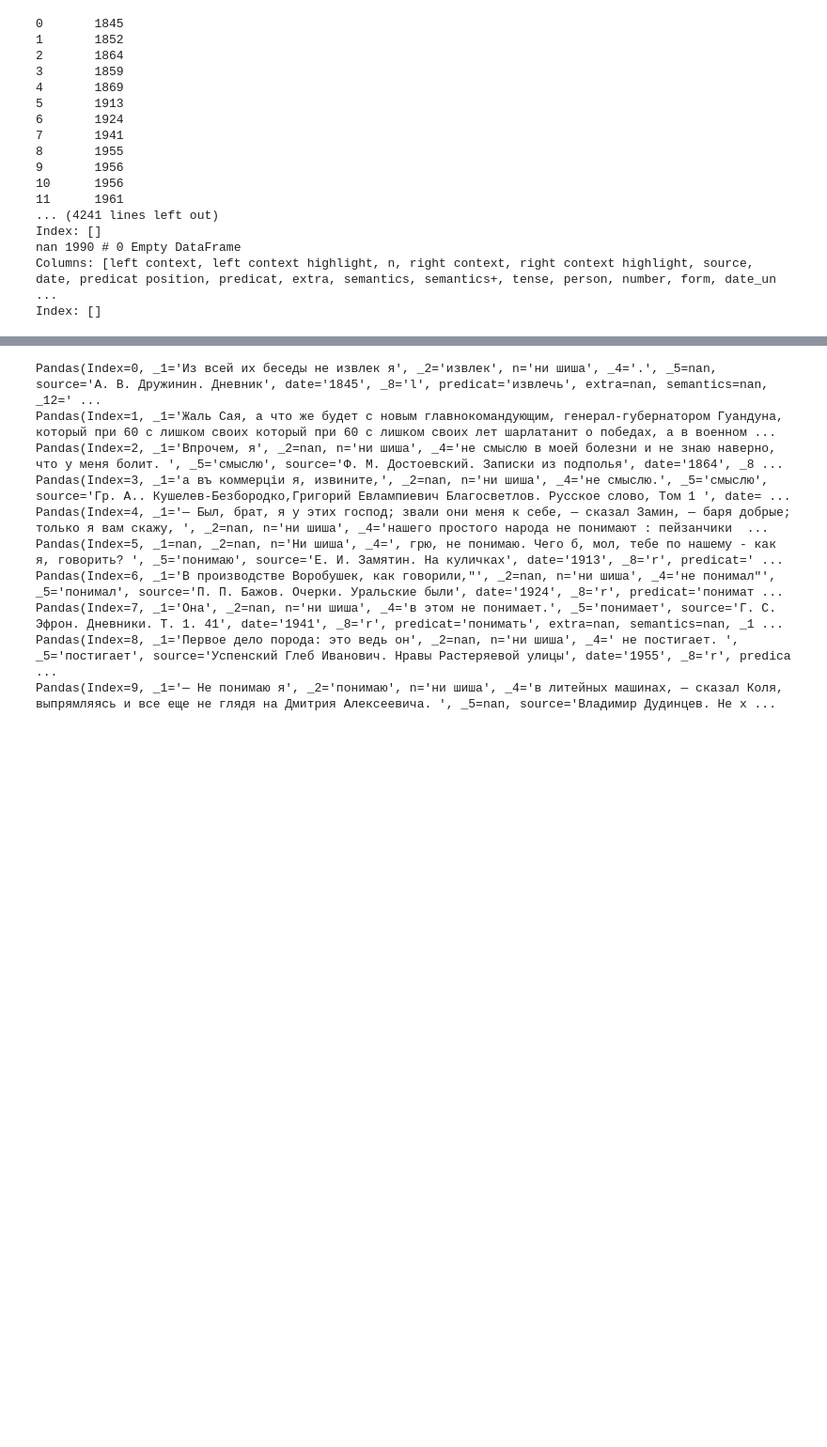
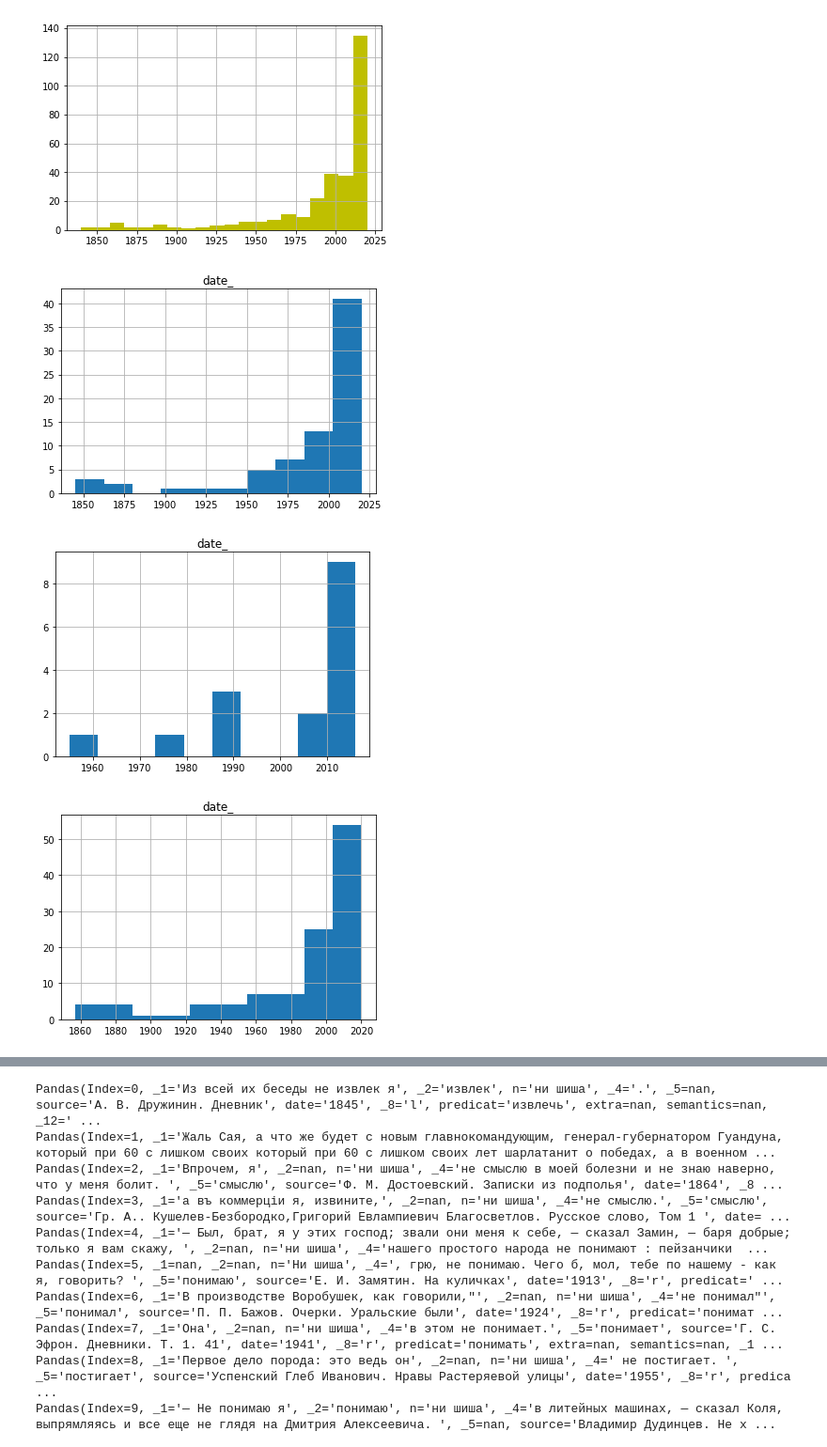
Before and after one commit to marchdown/schisch, a Jupyter notebook: schisch.ipynb, the cells around one changed output, grey strips where cells are left out. Shown: that part at 94% size. Saved outputs shown, nothing was run; the diff lists cells and outputs as text; code cells hidden in the pictures; blank space fills up the shorter version.

Commit message:
histograms

```diff
--- a/schisch.ipynb
+++ b/schisch.ipynb
@@ -32,48 +38,19 @@ print(d)
-# %%
-pandas.to_numeric(data['date'], errors='coerce', downcast='signed')
-#data['semantics+'].hist(by=data['date']) # нарисуй гистограмму на холсте
-print(data['date'])
-
-pandas.to_numeric(data['date'], errors='coerce')
-
-print(data['date'])
-plt.show() # покажи холст
-data.head() # покажи сводку содержимого датафрейма
-
-
-# what are we even trying to do here?
-# collect occurrences into buckets grouped by year
-# plot year-bucket vs number of occurrences of a given semantic type
-
-# first take on this does not have any buckets, but simply plots by year instead.
-# sooo.... pd.sort['date']
-
-## aah.. I want a picture. I want to plot examples-in-a-bin vs number-of-bin. for all data.
-## make a new column with values of date mapped onto a range(20)
-### problem 1: 'date' is not numerical
-### problem 2: I don't remember the syntax to bin things. pandas.cut, probably.
-semantic_types = data['semantics+'].unique()
-years = data['date'].unique()
-for t in semantic_types:
-#    occurrences = data[data['semantics+'] == t]
-    for y in years:
-        filtered_data = data[(data['semantics+']==t) & (data['date']==y)]
-        print(t, y, '#', len(filtered_data.index), filtered_data)
-# %% [output]
-0       1845
-1       1852
-2       1864
-3       1859
-4       1869
-5       1913
-6       1924
-7       1941
-8       1955
-9       1956
-10      1956
-11      1961
-... (4241 lines left out)
-Index: []
-nan 1990 # 0 Empty DataFrame
-Columns: [left context, left context highlight, n, right context, right context highlight, source, date, predicat position, predicat, extra, semantics, semantics+, tense, person, number, form, date_un ...
-Index: []
+# %%
+#data[['semantics+_', 'date_']].plot()
+data['date_'].hist(bins=20, color='y')
+for t in types:
+    data[['date_', 'semantics+_']][data['semantics+']==t].hist()
+    plt.show()
+# data[['semantics+_', 'date_']].hist(by=data['date_']) # нарисуй гистограмму на холсте
+# plt.show() # покажи холст
+# data.head() # покажи сводку содержимого датафрейма
+
+# for t in types:
+#     for y in years:
+#         filtered_data = data[(data['semantics+_']==t) & (data['date_uniform']==y)]
+#         print(t, y, '#', len(filtered_data.index), filtered_data)
+# %% [output]
+[figure, added]
+[figure, added]
+[figure, added]
+[figure, added]
```
Also changed, not shown: parts of 12 cells of this notebook.
